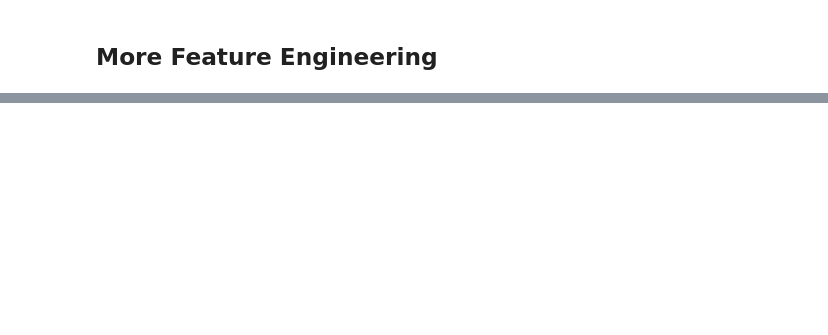
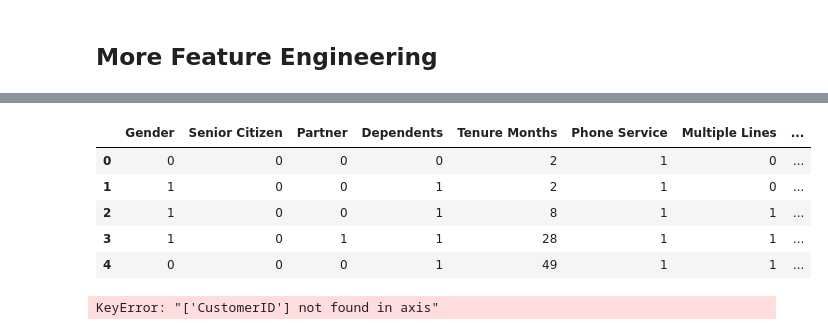
Before and after one commit to ldearlove/Digital-Futures-Swan-Project, a Jupyter notebook: AA.ipynb, the cells around one changed output, grey strips where cells are left out. Saved outputs shown, nothing was run; the diff lists cells and outputs as text; code cells hidden in the pictures; blank space fills up the shorter version.

```diff
--- a/AA.ipynb
+++ b/AA.ipynb
@@ -191,0 +203,57 @@ df.head()
+# %%
+def feature_eng(dataframe):
+
+    # Make a copy of dataframe
+    df = dataframe.copy()
+
+    ##### Mapping columns #######
+    # list of columns with yes's and no's
+    yn_cols = ['Senior Citizen','Partner','Dependents','Phone Service','Multiple Lines','Online Security',
+             'Online Backup','Device Protection','Tech Support','Streaming TV','Streaming Movies',
+             'Paperless Billing']
+    # mapping these columns
+    for col in yn_cols:
+        df[f'{col}'] = df[f'{col}'].map({'No':0, 'Yes':1, 'No phone service':0, 'No internet service':0, 0:0})
+        df[f'{col}'].astype(int)
+    # mapping gender column
+    df['Gender'] = df['Gender'].map({'Male':0, 'Female': 1})
+
+    ###### Drop Columns #########
+    df.drop(['CustomerID', 'Count', 'Country', 'State', 'City', 'Zip Code',
+            'Lat Long', 'Latitude', 'Longitude', 'Churn Label'], axis = 1, inplace = True)
+
+    ###### OHE ###############
+    df = pd.get_dummies(data = df, columns = ['Internet Service'], prefix='IS', drop_first=False, dtype = int)
+    df = pd.get_dummies(data = df, columns = ['Contract'], prefix='Contract', drop_first=False, dtype = int)
+    df = pd.get_dummies(data = df, columns = ['Payment Method'], prefix='PM', drop_first=False, dtype = int)
+
+    # Churn Reason has nulls
+    df['Churn Reason'] = df['Churn Reason'].fillna(value = 'None')
+    df = pd.get_dummies(data = df, columns = ['Churn Reason'], prefix='Reason', drop_first=False, dtype = int)
+
+    ##### Target Columns - hidden nulls in diguise #############################
+    # Converts the column to float type with the empty string as nulls
+    df['Total Charges'] = pd.to_numeric(df['Total Charges'], errors='coerce')
+
+    # Fills nulls with zeros
+    df['Total Charges'] = df['Total Charges'].fillna(value = 0)
+
+    return df
+# %%
+df_fe = feature_eng(df)
+# %%
+df_fe.head()
+# %% [output]
+|  | Gender | Senior Citizen | Partner | Dependents | Tenure Months | Phone Service | Multiple Lines | ... |
+| 0 | 0 | 0 | 0 | 0 | 2 | 1 | 0 | ... |
+| 1 | 1 | 0 | 0 | 1 | 2 | 1 | 0 | ... |
+| 2 | 1 | 0 | 0 | 1 | 8 | 1 | 1 | ... |
+| 3 | 1 | 0 | 1 | 1 | 28 | 1 | 1 | ... |
+| 4 | 0 | 0 | 0 | 1 | 49 | 1 | 1 | ... |
+# %%
+for col in df.columns:
+        col_name = col.replace(' ', '_')
+        df[f'{col_name}'] = df[f'{col}']
+        df.drop(f'{col}')
+# %% [output]
+KeyError: "['CustomerID'] not found in axis"
```
Also changed, not shown: parts of 4 cells of this notebook.
